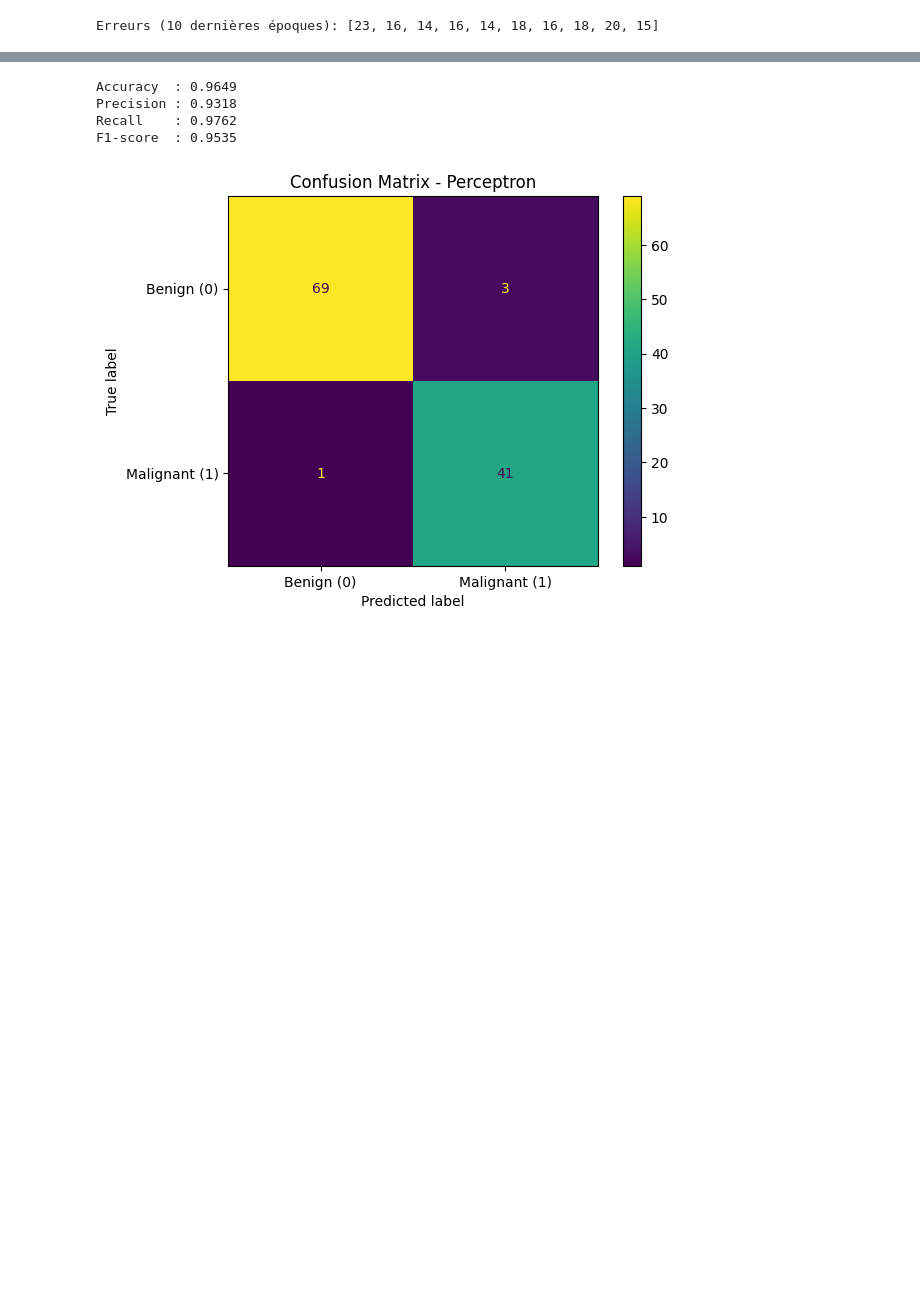
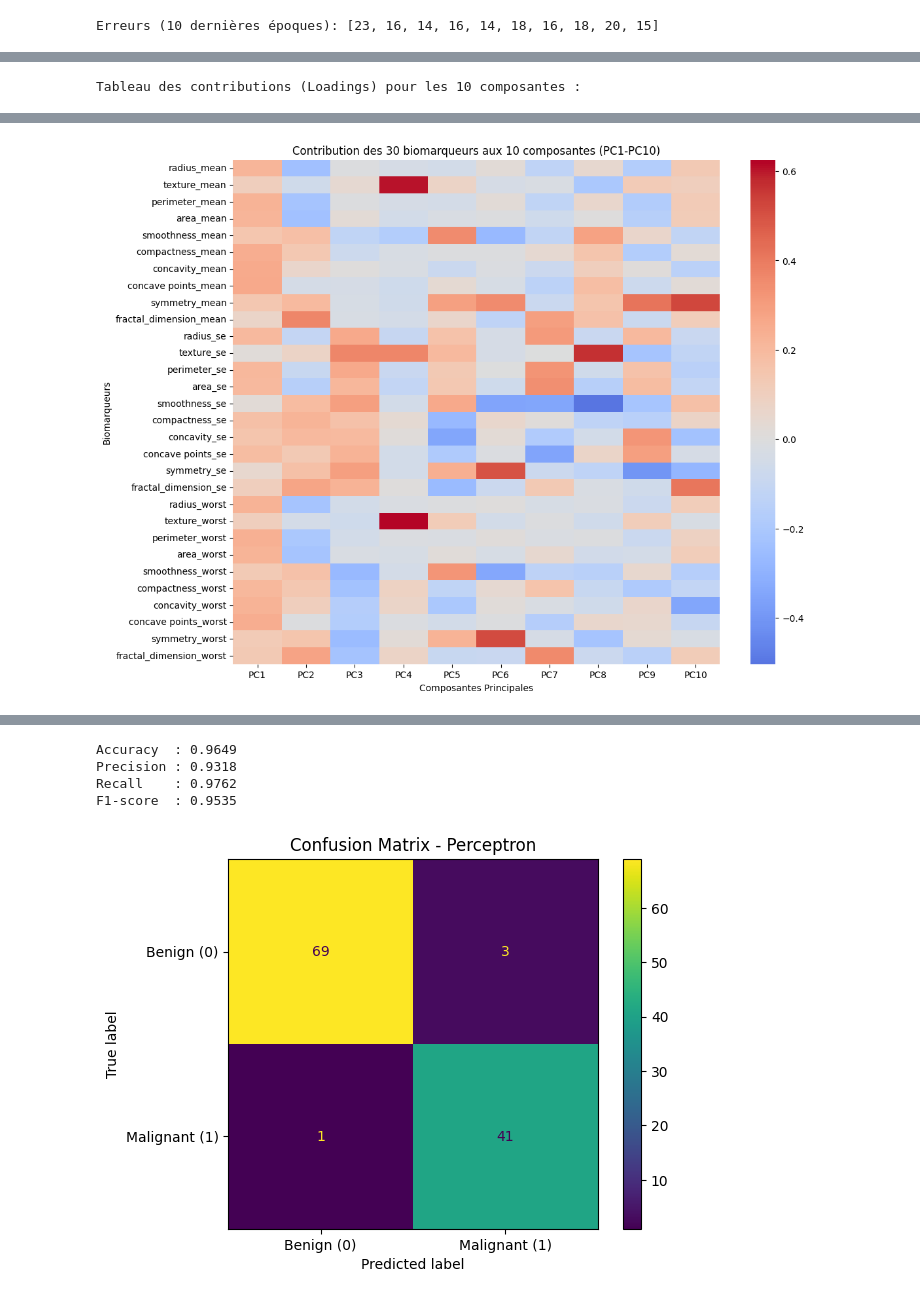
Before and after one commit to NovaStarmax/building-perceptron, a Jupyter notebook: notebooks/perceptron_modelisation.ipynb, the cells around one changed output, grey strips where cells are left out. Cells and saved outputs as stored; diff of their text form; code cells hidden in the pictures; blank space fills up the shorter version.

```diff
--- a/notebooks/perceptron_modelisation.ipynb
+++ b/notebooks/perceptron_modelisation.ipynb
@@ -75,0 +203,25 @@ Erreurs (10 dernières époques): [23, 16, 14, 16, 14, 18, 16, 18, 20, 15]
+# %%
+# Création d'un DataFrame pour les 10 composantes
+# pca95.components_ contient les poids (10 lignes x 30 colonnes)
+n_components = pca95.n_components_
+feature_names = df.drop(columns=["target"]).columns
+
+loadings_df = pd.DataFrame(
+    pca95.components_,
+    columns=feature_names,
+    index=[f'PC{i+1}' for i in range(n_components)]
+)
+
+# Affichage du tableau transposé pour une lecture plus facile (Variables en lignes)
+print("Tableau des contributions (Loadings) pour les 10 composantes :")
+display(loadings_df.T)
+
+# Optionnel : Visualiser les 10 composantes en Heatmap
+plt.figure(figsize=(12, 10))
+sns.heatmap(loadings_df.T, cmap='coolwarm', center=0, annot=False) # annot=False pour ne pas surcharger
+plt.title(f"Contribution des 30 biomarqueurs aux {n_components} composantes (PC1-PC{n_components})")
+plt.xlabel("Composantes Principales")
+plt.ylabel("Biomarqueurs")
+plt.show()
+# %% [output]
+Tableau des contributions (Loadings) pour les 10 composantes :
@@ -75,0 +245 @@ Erreurs (10 dernières époques): [23, 16, 14, 16, 14, 18, 16, 18, 20, 15]
+[figure, added]
```
Also changed, not shown: parts of 16 cells of this notebook.
